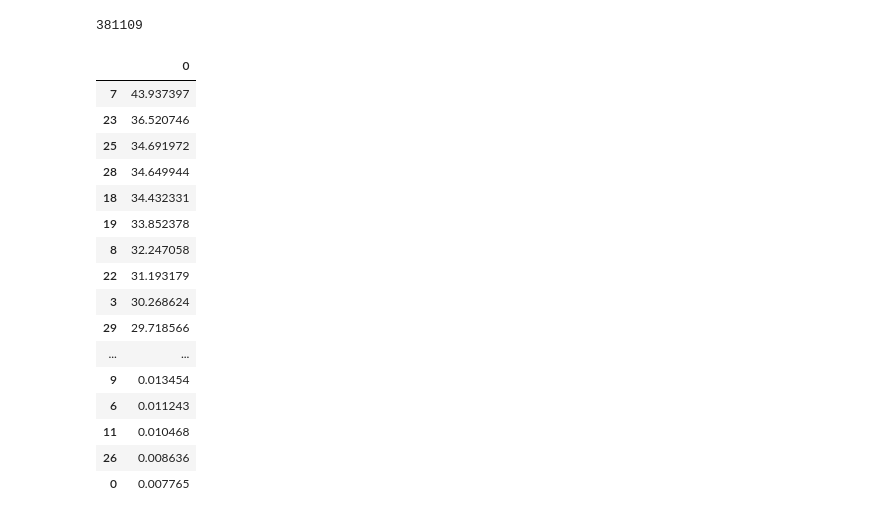
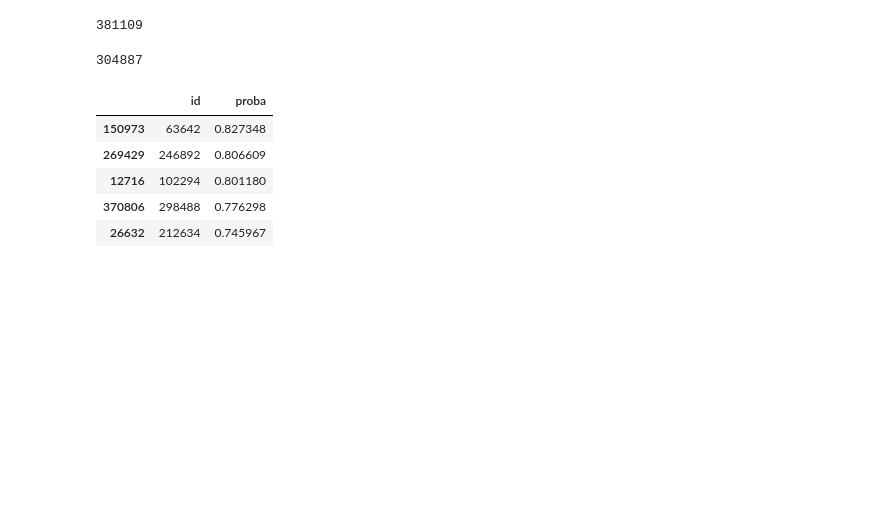
Before and after one commit to guiaraujofreitas/Insurance-Health-Cross-Sell, a Jupyter notebook: Step_8_Project_Health_Insurance_Cross_Sell.ipynb, the cells around one changed output. Drawn from its saved outputs; the diff is of its cells as text; code cells hidden in the pictures; blank space fills up the shorter version.

```diff
--- a/Step_8_Project_Health_Insurance_Cross_Sell.ipynb
+++ b/Step_8_Project_Health_Insurance_Cross_Sell.ipynb
@@ -1162,26 +1162,10 @@ list_predict = pd.DataFrame(yhat_xgb_cl[:,1].tolist())
 len(df4['id'])
 # %% [output]
 381109
-# %%
-list_predict.head(30).sort_values(0,ascending=False) *100
-# %% [output]
-|  | 0 |
-| 7 | 43.937397 |
-| 23 | 36.520746 |
-| 25 | 34.691972 |
-| 28 | 34.649944 |
-| 18 | 34.432331 |
-| 19 | 33.852378 |
-| 8 | 32.247058 |
-| 22 | 31.193179 |
-| 3 | 30.268624 |
-| 29 | 29.718566 |
-| ... | ... |
-| 9 | 0.013454 |
-| 6 | 0.011243 |
-| 11 | 0.010468 |
-| 26 | 0.008636 |
-| 0 | 0.007765 |
+# %%
+len(x_train)
+# %% [output]
+304887
 # %%
 #copy the dataset of validation
 df_test = x_validation.copy(deep=True)
@@ -1197,5 +1181,14 @@ df9 = df_test[all_cols_selected].copy(deep=True)
 # %%
 df9['proba'] = yhat_xgb_cl[:,1].tolist()
 
 
 df9 = df9.sort_values(by='proba',ascending=False)
+
+df9[['id','proba']].head()
+# %% [output]
+|  | id | proba |
+| 150973 | 63642 | 0.827348 |
+| 269429 | 246892 | 0.806609 |
+| 12716 | 102294 | 0.801180 |
+| 370806 | 298488 | 0.776298 |
+| 26632 | 212634 | 0.745967 |
```
Also changed, not shown: parts of 9 cells of this notebook.
